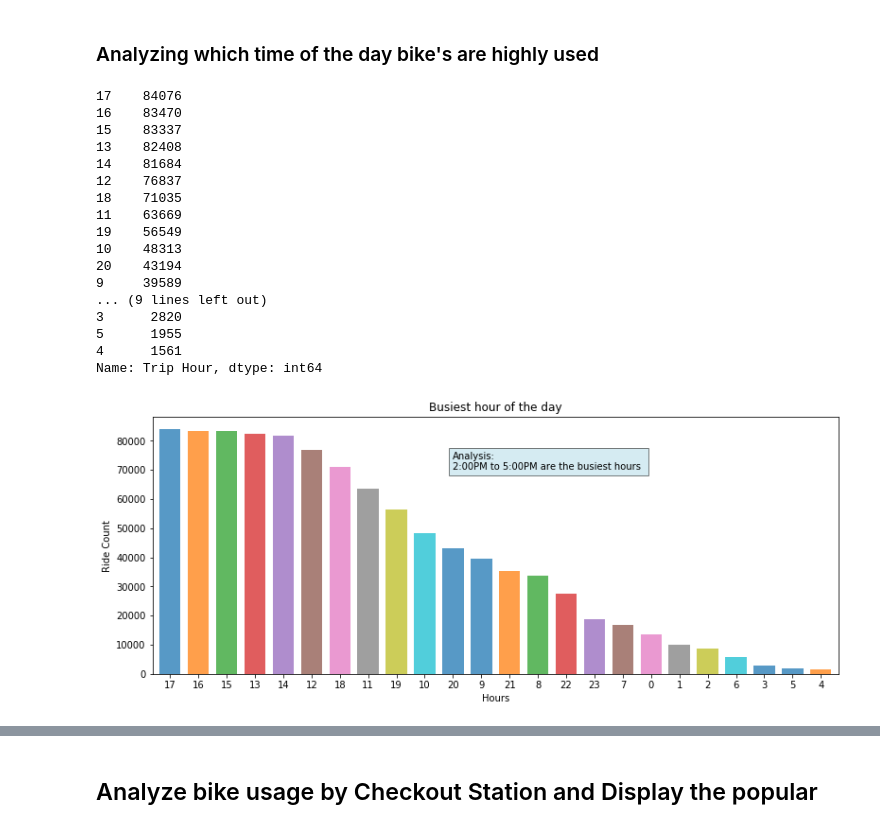
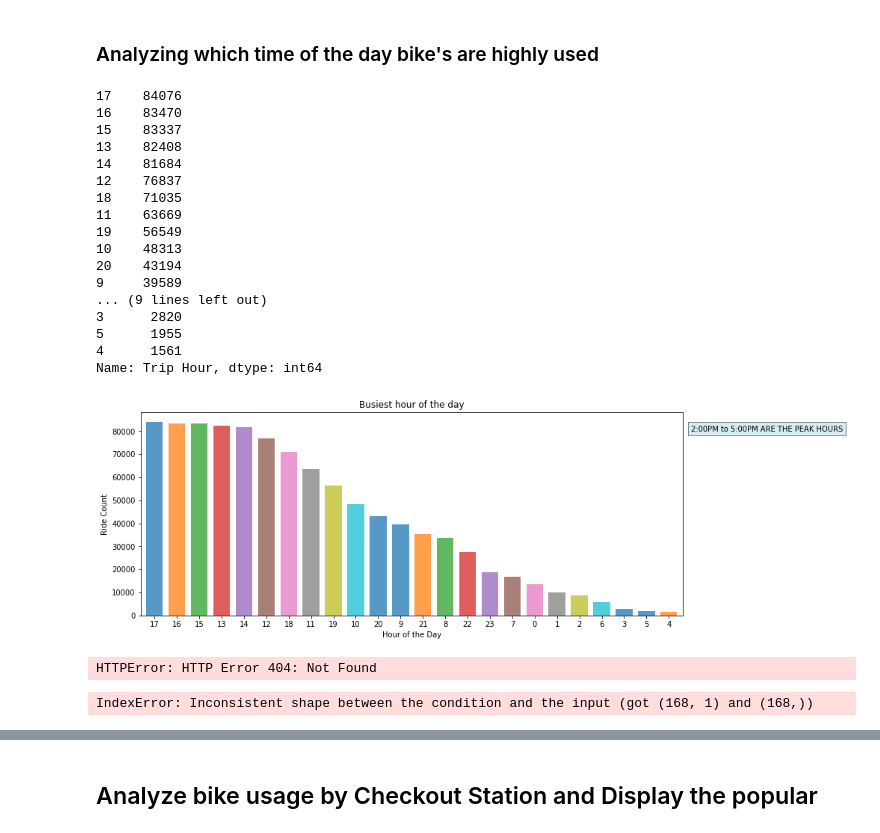
Before and after one commit to ananyay/Pedal_through_Austin, a Jupyter notebook: Data_Analysis_ananya.ipynb, the cells around one changed output, grey strips where cells are left out. Saved outputs shown, nothing was run; the diff lists cells and outputs as text; code cells hidden in the pictures.

Commit message:
adding full description,comments,plots

```diff
--- a/Data_Analysis_ananya.ipynb
+++ b/Data_Analysis_ananya.ipynb
@@ -121,34 +123,47 @@ Name: Trip Day of Week, dtype: int64
 # %%
 # To get best hour of the day , pandas value_counts() function is used,
 # which takes unique values from Trip hour column  and counts the corresponding Trip ID'S
 busy_hour = df_bike_cl['Trip Hour'].value_counts()
 print(busy_hour)
 # plot the graph using Trip Hour on x_axis and Total ride count on Y_axis
 hour_chart = busy_hour.plot(kind = "bar" , title = "Busiest hour of the day",width = 0.75,figsize = (13,5),rot = 0,alpha = 0.75)
-hour_chart.set_xlabel("Hours")
+hour_chart.set_xlabel("Hour of the Day")
 hour_chart.set_ylabel("Ride Count")
-plt.text(10,70000,"Analysis:\n2:00PM to 5:00PM are the busiest hours ",bbox=dict(facecolor='Lightblue',alpha =0.5))
-plt.savefig("Images/Busy_Hour.png")
+plt.text(24,80000,"2:00PM to 5:00PM ARE THE PEAK HOURS",bbox=dict(facecolor='Lightblue',alpha =0.5))
+plt.savefig("Images/Busy_Hour.png",bbox_inches="tight")
 plt.show()
 # %% [output]
 17    84076
 16    83470
 15    83337
 13    82408
 14    81684
 12    76837
 18    71035
 11    63669
 19    56549
 10    48313
 20    43194
 9     39589
 ... (9 lines left out)
 3      2820
 5      1955
 4      1561
 Name: Trip Hour, dtype: int64
-[figure, old version]
+[figure, new version]
+# %%
+import seaborn as sns
+%matplotlib inline
+df_load = df_bike_cl.
+# %% [output]
+HTTPError: HTTP Error 404: Not Found
+# %%
+
+df = df_bike_cl.groupby(['Trip Hour','Trip Day of Week'])
+df_id = df['Trip ID'].count()
+sns.heatmap(df_id,annot = None)
+# %% [output]
+IndexError: Inconsistent shape between the condition and the input (got (168, 1) and (168,))
 # %%
 # Now plot the data, since we have the top 6 membership types now group by Year and display
 fig, ax = plt.subplots(figsize=(13,8))
```
Also changed, not shown: parts of 14 cells of this notebook, 2 other files.
